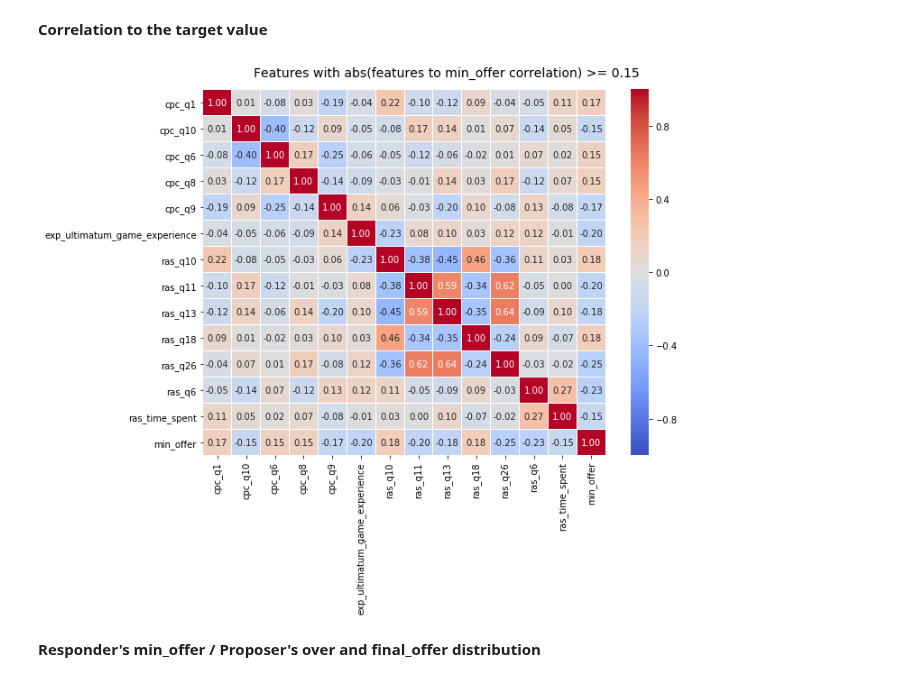
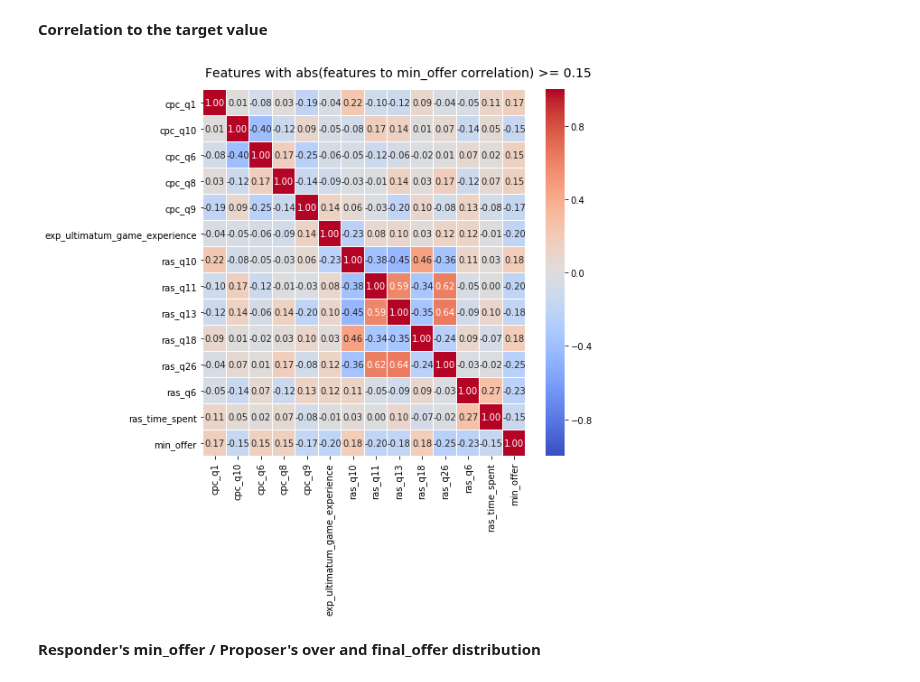
Before and after one commit to afranck64/ultimatum, a Jupyter notebook: notebooks/Data - t10.ipynb, the cells around one changed output. Cells and saved outputs as stored; diff of their text form; code cells hidden in the pictures.

```diff
--- a/notebooks/Data - t10.ipynb
+++ b/notebooks/Data - t10.ipynb
@@ -18,9 +18,16 @@ import seaborn as sb
 import imblearn
 
 
-df = pd.read_csv("../data/t10/data_t10.csv")
+TREATMENT = "t10"
+
+export_folder = f"../data/output/diagrams/{TREATMENT}"
+os.makedirs(export_folder, exist_ok=True)
+
+# Read and sanitize the data
+df = pd.read_csv(f"../data/{TREATMENT}/data_{TREATMENT}.csv")
 df_full = df.copy()
-drop_cols = ["worker_id", "resp_worker_id", "prop_worker_id", "updated", "status", "job_id", "status", "timestamp", "rowid", "offer_dss", "offer", "offer_final", "completion_code"]
+# drop_cols = ["worker_id", "resp_worker_id", "prop_worker_id", "updated", "status", "job_id", "status", "timestamp", "rowid", "offer_dss", "offer", "offer_final", "completion_code"]
+drop_cols = ["worker_id", "resp_worker_id", "prop_worker_id", "updated", "status", "job_id", "status", "timestamp", "rowid", "offer_dss", "offer", "offer_final", "completion_code", "prop_time_spent"]
 df = df[[col for col in df.columns if col not in drop_cols]]
 df = df.dropna()
 
@@ -56,11 +63,11 @@ df_corr['min_offer'] = df_y['min_offer']
 
 corr = df_corr.corr()
 # %%
-f, ax = plt.subplots(figsize=(10, 7))
+f, ax = plt.subplots(figsize=(8, 7))
 hm = sns.heatmap(round(corr,2), annot=True, ax=ax, cmap="coolwarm",fmt='.2f', linewidths=.05, vmax=1, vmin=-1)
 f.subplots_adjust(top=0.93)
 t= f.suptitle(f'Features with abs(features to min_offer correlation) >= {CORRELATION_THRESHOLD}', fontsize=14)
 # %% [output]
-[figure, old version]
+[figure, new version]
 # %% [markdown]
 **Responder's min_offer / Proposer's over and final_offer distribution**
```
Also changed, not shown: parts of 5 cells of this notebook, 2 other files.
